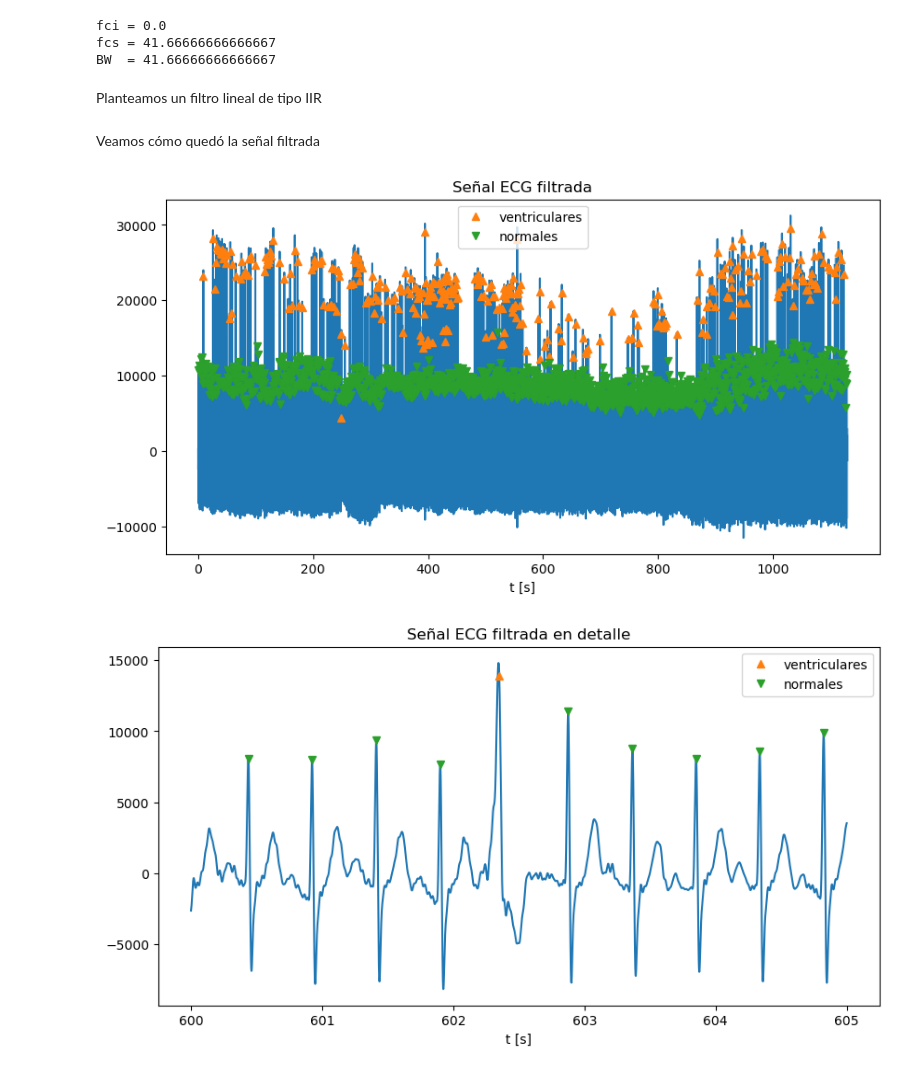
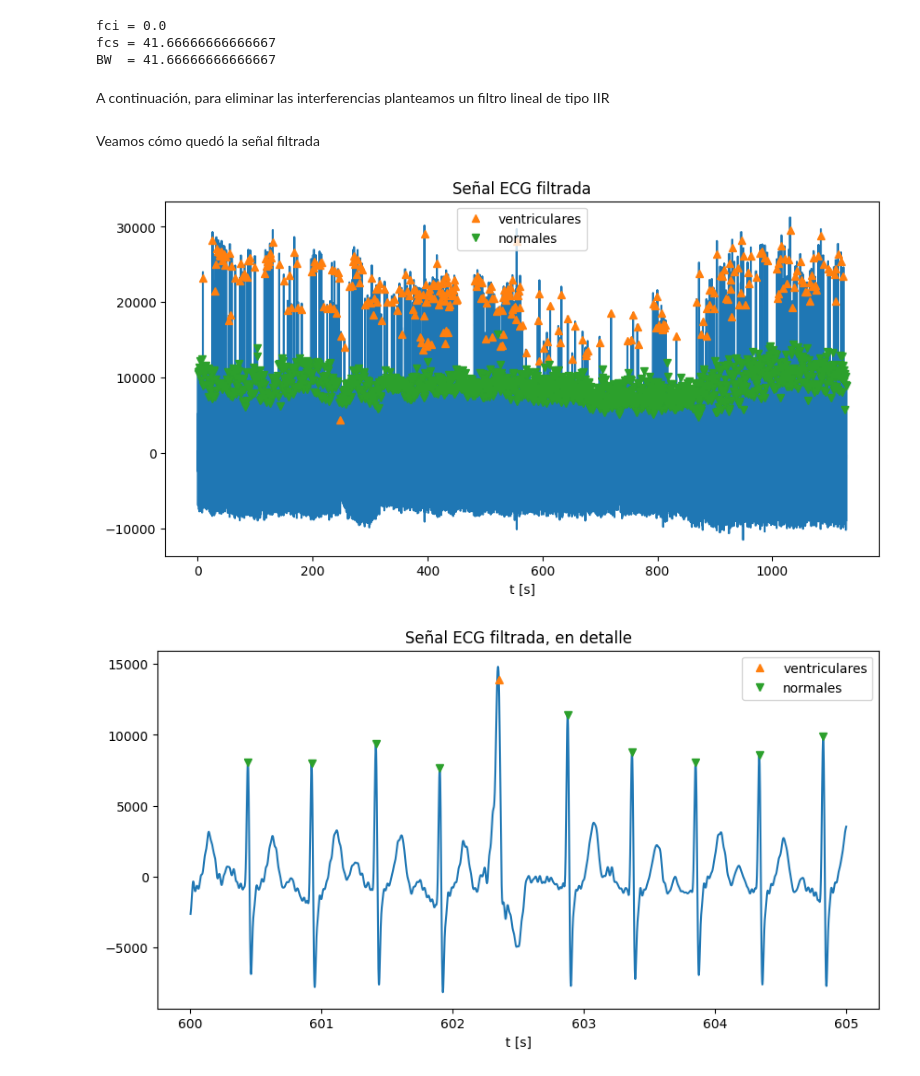
Before and after one commit to feer9/R6575-DSP, a Jupyter notebook: ts6.ipynb, the cells around one changed output. Cells and saved outputs as stored; diff of their text form; code cells hidden in the pictures.

```diff
--- a/ts6.ipynb
+++ b/ts6.ipynb
@@ -271,7 +280,7 @@ fci = 0.0
 fcs = 41.66666666666667
 BW  = 41.66666666666667
 # %% [markdown]
-Planteamos un filtro lineal de tipo IIR
+A continuación, para eliminar las interferencias planteamos un filtro lineal de tipo IIR
 # %%
 # filter design
 ripple = 0 / 2 # dB
@@ -292,46 +301,48 @@ bp_sos_butter = sig.iirdesign(wp=np.array([wp1, wp2]) / nyq_frec, ws=np.array([w
                               gpass=0.5, gstop=40., analog=False, ftype='butter', output='sos')
 
 # Filtrado de señal
-ecg_filt = sig.sosfiltfilt(bp_sos_butter, ecg_lead)
+ecg_filt_iir = sig.sosfiltfilt(bp_sos_butter, ecg_lead)
 
 # Espectro filtrado
-_, spec_filt = periodogram_welch(ecg_filt, fs, window)
+_, spec_filt_iir = periodogram_welch(ecg_filt_iir, fs, window)
 
 
 # Individualizamos muestras y promediamos
-nmuestras_filt = np.zeros((w, detections_len))
+nmuestras_filt_iir = np.zeros((w, detections_len))
 
 for i in range(detections_len):
     x = qrs_detections[i]
-    nmuestras_filt[:,i] = ecg_filt[x-wleft : x+wright]
-    sig.detrend(nmuestras_filt[:,i], axis=0, overwrite_data=True)
+    nmuestras_filt_iir[:,i] = ecg_filt_iir[x-wleft : x+wright]
+    sig.detrend(nmuestras_filt_iir[:,i], axis=0, overwrite_data=True)
 
 nmuestras_mean = np.mean(nmuestras,axis=1)
 
 # Espectro filtrado, media por muestras
-_, spec_ecg_filt = periodogram_welch(nmuestras_filt, fs, window, nfft=2*w)
-spec_mean_filt = np.mean(spec_ecg_filt, axis=1)
+_, spec_ecg_filt_iir = periodogram_welch(nmuestras_filt_iir, fs, window, nfft=2*w)
+spec_mean_filt_iir = np.mean(spec_ecg_filt_iir, axis=1)
 # %% [markdown]
 Veamos cómo quedó la señal filtrada
 # %%
 plt.figure(figsize=(10,5))
-plt.plot(t, ecg_filt)
-plt.plot(td[ventriculares], ecg_filt[qrs_detections][ventriculares],
+plt.plot(t, ecg_filt_iir)
+plt.plot(td[ventriculares], ecg_filt_iir[qrs_detections][ventriculares],
          '^', label='ventriculares')
-plt.plot(td[~ventriculares], ecg_filt[qrs_detections][~ventriculares],
+plt.plot(td[~ventriculares], ecg_filt_iir[qrs_detections][~ventriculares],
          'v', label='normales')
 plt.title('Señal ECG filtrada')
 plt.xlabel('t [s]')
-plt.legend();
+plt.legend()
+plt.show()
 
 plt.figure(figsize=(10,5))
-plt.plot(t[bt], ecg_filt[bt])
-plt.plot(td[btd &  ventriculares], ecg_filt[qrs_detections][btd &  ventriculares], '^', label='ventriculares')
-plt.plot(td[btd & ~ventriculares], ecg_filt[qrs_detections][btd & ~ventriculares], 'v', label='normales')
+plt.plot(t[bt], ecg_filt_iir[bt])
+plt.plot(td[btd &  ventriculares], ecg_filt_iir[qrs_detections][btd &  ventriculares], '^', label='ventriculares')
+plt.plot(td[btd & ~ventriculares], ecg_filt_iir[qrs_detections][btd & ~ventriculares], 'v', label='normales')
 plt.title('Señal ECG filtrada, en detalle')
 plt.xlabel('t [s]')
-plt.legend();
+plt.legend()
+plt.show()
 # %% [output]
-[figure, old version]
+[figure, new version]
-[figure, old version]
+[figure, new version]
 # %% [markdown]
```
Also changed, not shown: parts of 24 cells of this notebook, 1 other file.
